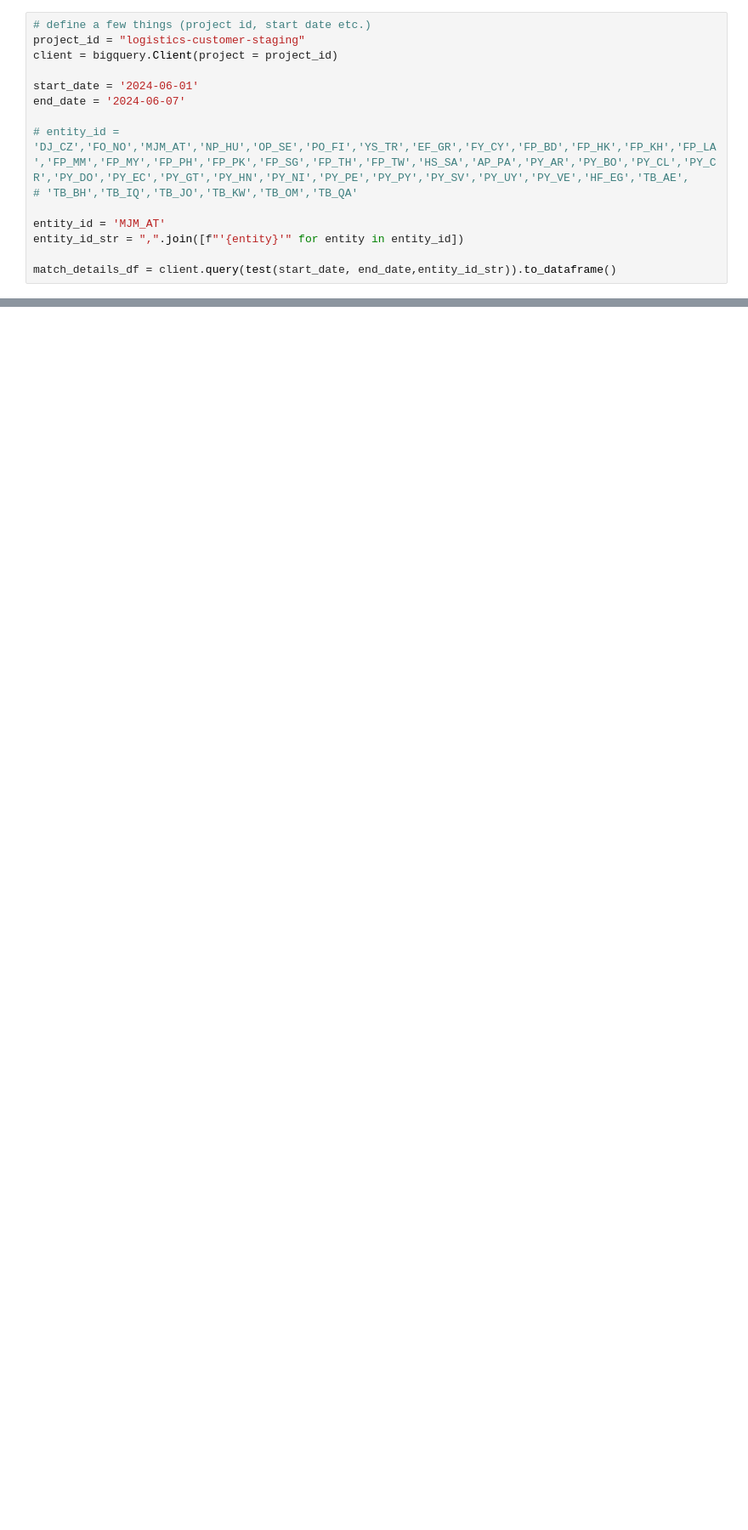
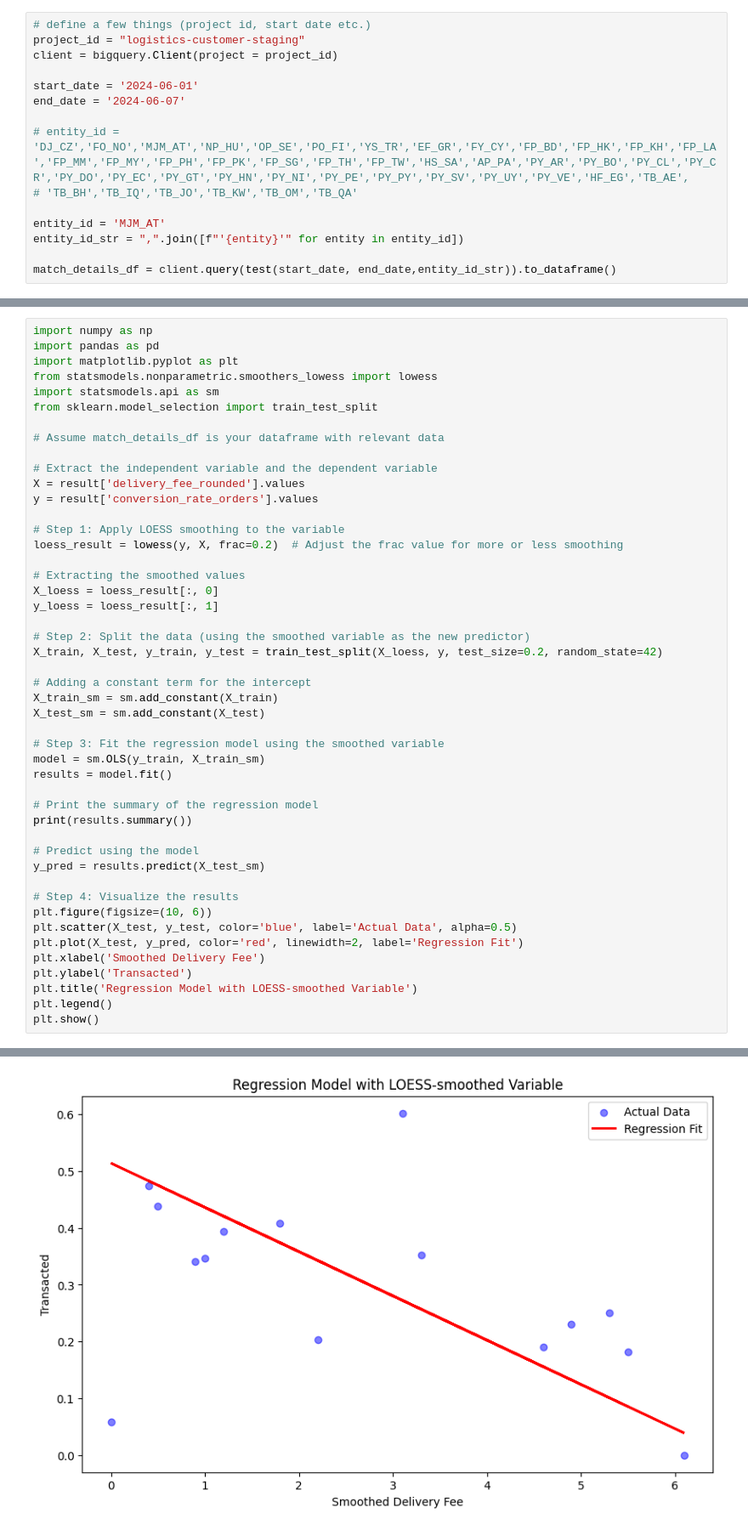
Before and after one commit to shazebasad-dh/https---github.com-deliveryhero-global_pricing, a Jupyter notebook: team/Shazeb/Impressions_data/analysis.ipynb, the cells around one changed output, grey strips where cells are left out. Shown: that part at 85% size. Saved outputs shown, nothing was run; the diff lists cells and outputs as text; blank space fills up the shorter version.

```diff
--- a/team/Shazeb/Impressions_data/analysis.ipynb
+++ b/team/Shazeb/Impressions_data/analysis.ipynb
@@ -162,0 +379,48 @@ plt.show()
+# %%
+import numpy as np
+import pandas as pd
+import matplotlib.pyplot as plt
+from statsmodels.nonparametric.smoothers_lowess import lowess
+import statsmodels.api as sm
+from sklearn.model_selection import train_test_split
+
+# Assume match_details_df is your dataframe with relevant data
+
+# Extract the independent variable and the dependent variable
+X = result['delivery_fee_rounded'].values
+y = result['conversion_rate_orders'].values
+
+# Step 1: Apply LOESS smoothing to the variable
+loess_result = lowess(y, X, frac=0.2)  # Adjust the frac value for more or less smoothing
+
+# Extracting the smoothed values
+X_loess = loess_result[:, 0]
+y_loess = loess_result[:, 1]
+
+# Step 2: Split the data (using the smoothed variable as the new predictor)
+X_train, X_test, y_train, y_test = train_test_split(X_loess, y, test_size=0.2, random_state=42)
+
+# Adding a constant term for the intercept
+X_train_sm = sm.add_constant(X_train)
+X_test_sm = sm.add_constant(X_test)
+
+# Step 3: Fit the regression model using the smoothed variable
+model = sm.OLS(y_train, X_train_sm)
+results = model.fit()
+
+# Print the summary of the regression model
+print(results.summary())
+
+# Predict using the model
+y_pred = results.predict(X_test_sm)
+
+# Step 4: Visualize the results
+plt.figure(figsize=(10, 6))
+plt.scatter(X_test, y_test, color='blue', label='Actual Data', alpha=0.5)
+plt.plot(X_test, y_pred, color='red', linewidth=2, label='Regression Fit')
+plt.xlabel('Smoothed Delivery Fee')
+plt.ylabel('Transacted')
+plt.title('Regression Model with LOESS-smoothed Variable')
+plt.legend()
+plt.show()
+# %% [output]
@@ -162,0 +444 @@ plt.show()
+[figure, added]
```
Also changed, not shown: parts of 17 cells of this notebook, 2 other files.
